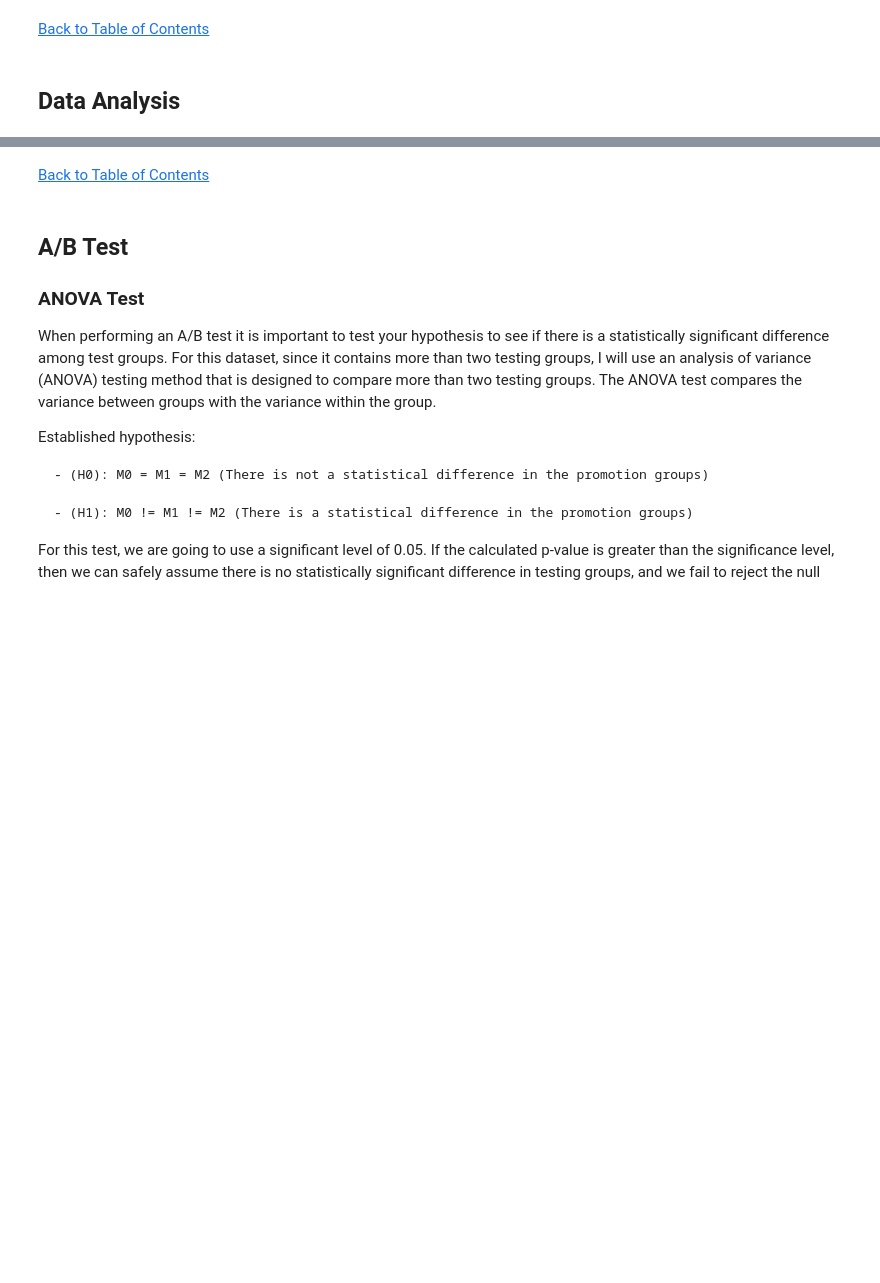
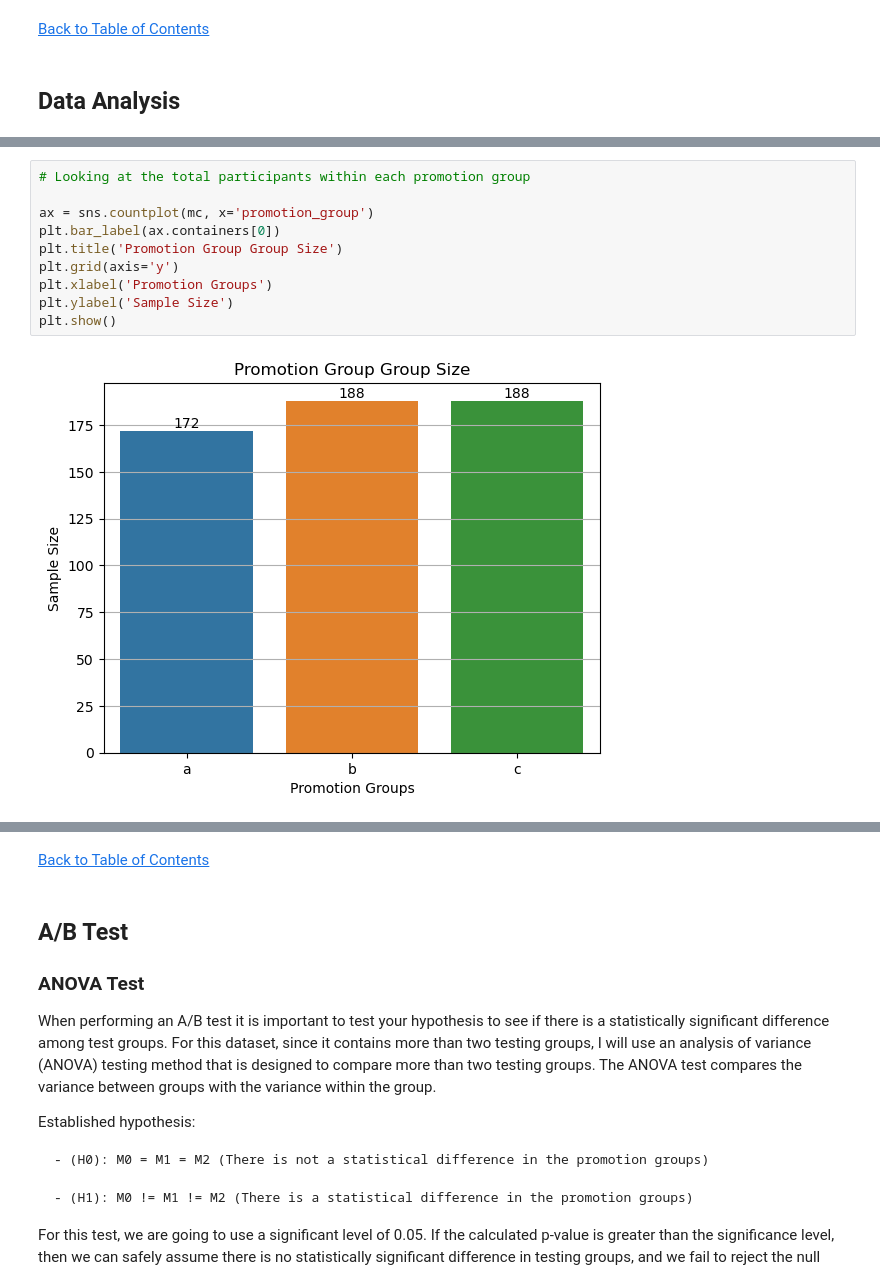
Before and after one commit to jasondo-da/Fast_Food_Marketing_Campaign_AB_Test, a Jupyter notebook: fast_food_ab_test.ipynb, the cells around one changed output, grey strips where cells are left out. Saved outputs shown, nothing was run; the diff lists cells and outputs as text; blank space fills up the shorter version.

```diff
--- a/fast_food_ab_test.ipynb
+++ b/fast_food_ab_test.ipynb
@@ -295 +302,13 @@ Name: count, dtype: int64
+# %%
+# Looking at the total participants within each promotion group
+
+ax = sns.countplot(mc, x='promotion_group')
+plt.bar_label(ax.containers[0])
+plt.title('Promotion Group Group Size')
+plt.grid(axis='y')
+plt.xlabel('Promotion Groups')
+plt.ylabel('Sample Size')
+plt.show()
+# %% [output]
+[figure, added]
 # %%
```
Also changed, not shown: parts of 12 cells of this notebook.
